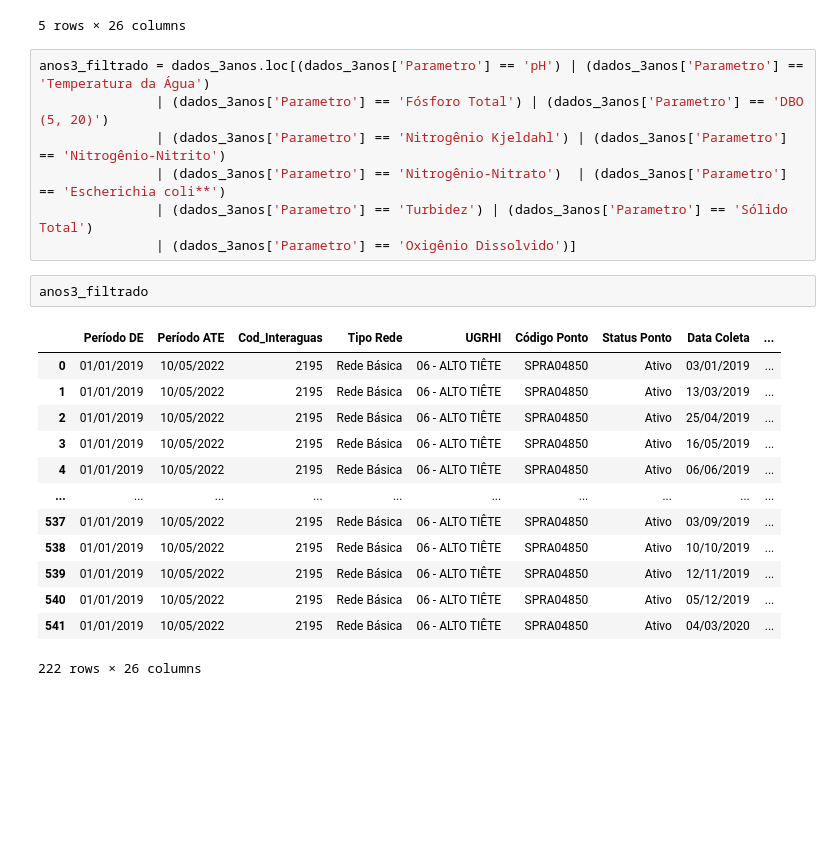
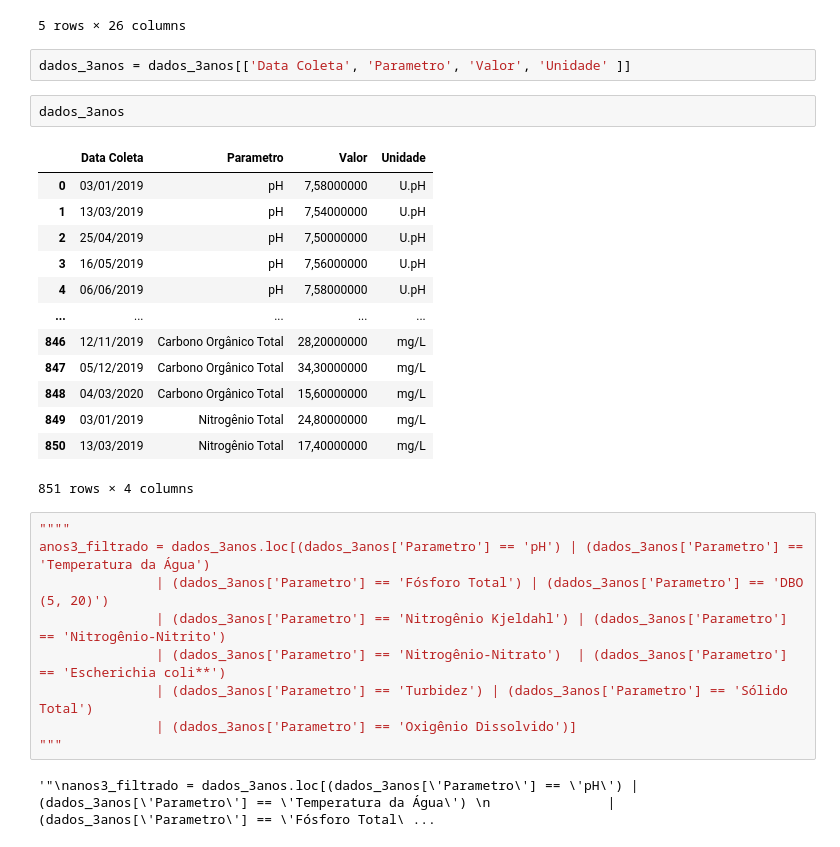
Before and after one commit to NicolasCho/projeto3_qta, a Jupyter notebook: analise/projeto3_graficos.ipynb, the cells around one changed output. Cells and saved outputs as stored; diff of their text form; blank space fills up the shorter version.

```diff
--- a/analise/projeto3_graficos.ipynb
+++ b/analise/projeto3_graficos.ipynb
@@ -12,26 +12,32 @@ dados_3anos.head()
 | 3 | 01/01/2019 | 10/05/2022 | 2195 | Rede Básica | 06 - ALTO TIÊTE | SPRA04850 | Ativo | 16/05/2019 | ... |
 | 4 | 01/01/2019 | 10/05/2022 | 2195 | Rede Básica | 06 - ALTO TIÊTE | SPRA04850 | Ativo | 06/06/2019 | ... |
 5 rows × 26 columns
+# %%
+dados_3anos = dados_3anos[['Data Coleta', 'Parametro', 'Valor', 'Unidade' ]]
+# %%
+dados_3anos
+# %% [output]
+|  | Data Coleta | Parametro | Valor | Unidade |
+| 0 | 03/01/2019 | pH | 7,58000000 | U.pH |
+| 1 | 13/03/2019 | pH | 7,54000000 | U.pH |
+| 2 | 25/04/2019 | pH | 7,50000000 | U.pH |
+| 3 | 16/05/2019 | pH | 7,56000000 | U.pH |
+| 4 | 06/06/2019 | pH | 7,58000000 | U.pH |
+| ... | ... | ... | ... | ... |
+| 846 | 12/11/2019 | Carbono Orgânico Total | 28,20000000 | mg/L |
+| 847 | 05/12/2019 | Carbono Orgânico Total | 34,30000000 | mg/L |
+| 848 | 04/03/2020 | Carbono Orgânico Total | 15,60000000 | mg/L |
+| 849 | 03/01/2019 | Nitrogênio Total | 24,80000000 | mg/L |
+| 850 | 13/03/2019 | Nitrogênio Total | 17,40000000 | mg/L |
+851 rows × 4 columns
 # %%
+""""
 anos3_filtrado = dados_3anos.loc[(dados_3anos['Parametro'] == 'pH') | (dados_3anos['Parametro'] == 'Temperatura da Água')
                | (dados_3anos['Parametro'] == 'Fósforo Total') | (dados_3anos['Parametro'] == 'DBO (5, 20)')
                | (dados_3anos['Parametro'] == 'Nitrogênio Kjeldahl') | (dados_3anos['Parametro'] == 'Nitrogênio-Nitrito')
                | (dados_3anos['Parametro'] == 'Nitrogênio-Nitrato')  | (dados_3anos['Parametro'] == 'Escherichia coli**')
                | (dados_3anos['Parametro'] == 'Turbidez') | (dados_3anos['Parametro'] == 'Sólido Total')
                | (dados_3anos['Parametro'] == 'Oxigênio Dissolvido')]
+"""
+# %% [output]
+'"\nanos3_filtrado = dados_3anos.loc[(dados_3anos[\'Parametro\'] == \'pH\') | (dados_3anos[\'Parametro\'] == \'Temperatura da Água\') \n               | (dados_3anos[\'Parametro\'] == \'Fósforo Total\ ...
-# %%
-anos3_filtrado
-# %% [output]
-|  | Período DE | Período ATE | Cod_Interaguas | Tipo Rede | UGRHI | Código Ponto | Status Ponto | Data Coleta | ... |
-| 0 | 01/01/2019 | 10/05/2022 | 2195 | Rede Básica | 06 - ALTO TIÊTE | SPRA04850 | Ativo | 03/01/2019 | ... |
-| 1 | 01/01/2019 | 10/05/2022 | 2195 | Rede Básica | 06 - ALTO TIÊTE | SPRA04850 | Ativo | 13/03/2019 | ... |
-| 2 | 01/01/2019 | 10/05/2022 | 2195 | Rede Básica | 06 - ALTO TIÊTE | SPRA04850 | Ativo | 25/04/2019 | ... |
-| 3 | 01/01/2019 | 10/05/2022 | 2195 | Rede Básica | 06 - ALTO TIÊTE | SPRA04850 | Ativo | 16/05/2019 | ... |
-| 4 | 01/01/2019 | 10/05/2022 | 2195 | Rede Básica | 06 - ALTO TIÊTE | SPRA04850 | Ativo | 06/06/2019 | ... |
-| ... | ... | ... | ... | ... | ... | ... | ... | ... | ... |
-| 537 | 01/01/2019 | 10/05/2022 | 2195 | Rede Básica | 06 - ALTO TIÊTE | SPRA04850 | Ativo | 03/09/2019 | ... |
-| 538 | 01/01/2019 | 10/05/2022 | 2195 | Rede Básica | 06 - ALTO TIÊTE | SPRA04850 | Ativo | 10/10/2019 | ... |
-| 539 | 01/01/2019 | 10/05/2022 | 2195 | Rede Básica | 06 - ALTO TIÊTE | SPRA04850 | Ativo | 12/11/2019 | ... |
-| 540 | 01/01/2019 | 10/05/2022 | 2195 | Rede Básica | 06 - ALTO TIÊTE | SPRA04850 | Ativo | 05/12/2019 | ... |
-| 541 | 01/01/2019 | 10/05/2022 | 2195 | Rede Básica | 06 - ALTO TIÊTE | SPRA04850 | Ativo | 04/03/2020 | ... |
-222 rows × 26 columns
```
Also changed, not shown: parts of 9 cells of this notebook, 1 other file.
